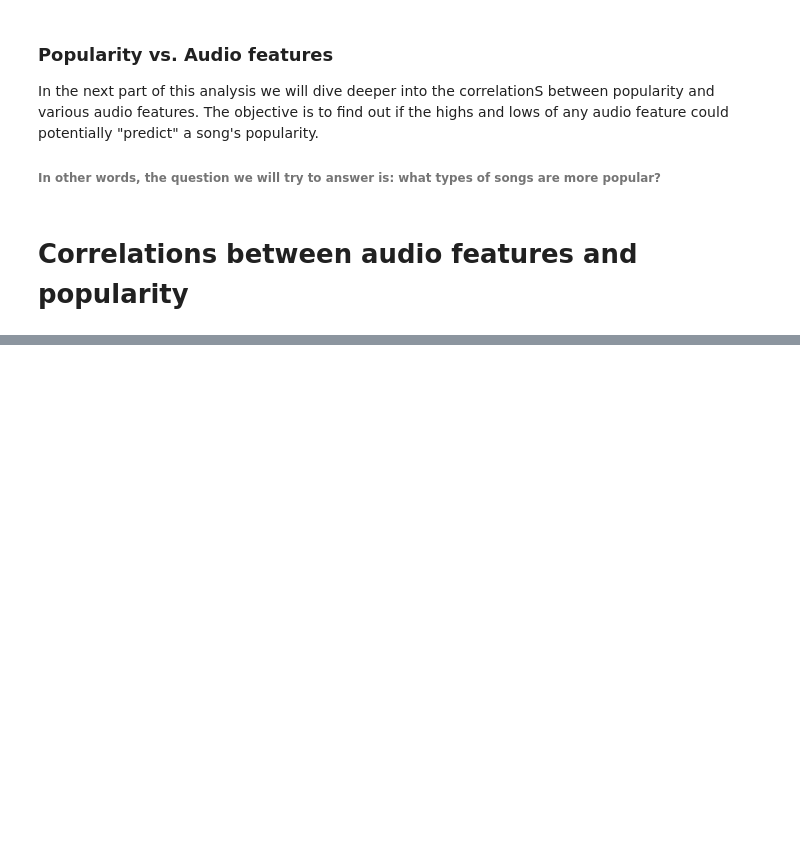
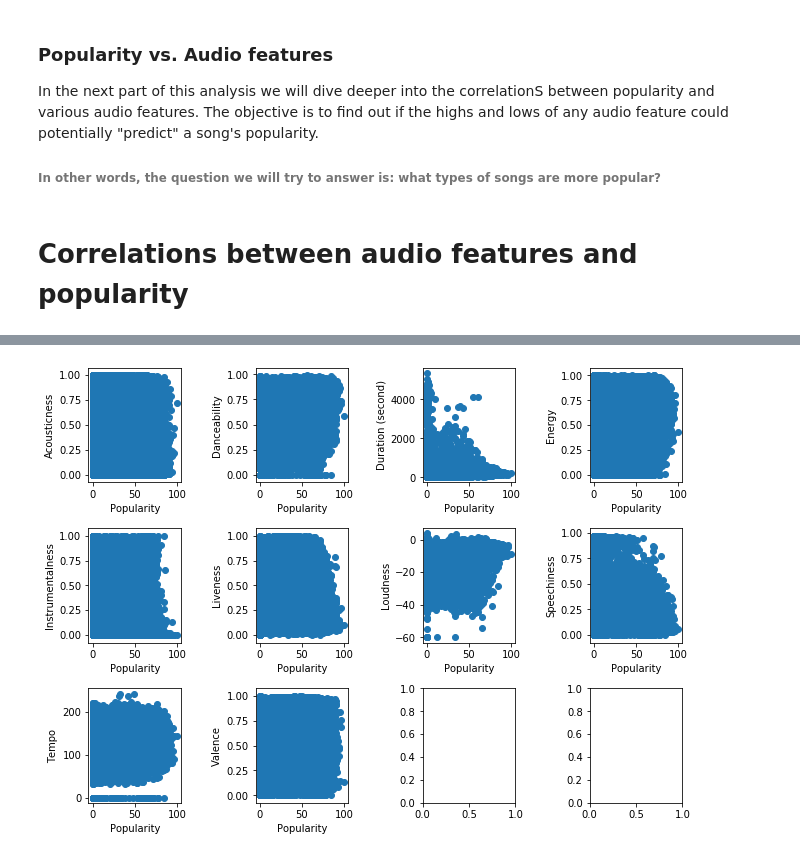
Before and after one commit to ztcnrh/Spotify-Music-Analysis, a Jupyter notebook: analysis/correlations_analysis.ipynb, the cells around one changed output, grey strips where cells are left out. Saved outputs shown, nothing was run; the diff lists cells and outputs as text; code cells hidden in the pictures; blank space fills up the shorter version.

```diff
--- a/analysis/correlations_analysis.ipynb
+++ b/analysis/correlations_analysis.ipynb
@@ -91,0 +93,53 @@ scatter = sn.pairplot(df,x_vars = ['popularity'],
+# %%
+# Alternative, a snapshot for presentation
+fig, axs = plt.subplots(nrows=3, ncols=4, figsize=(10, 8))
+
+axs[0, 0].scatter(df['popularity'], df['acousticness'])
+axs[0, 0].set_ylabel('Acousticness')
+axs[0, 0].set_xlabel('Popularity')
+
+axs[0, 1].scatter(df['popularity'], df['danceability'])
+axs[0, 1].set_ylabel('Danceability')
+axs[0, 1].set_xlabel('Popularity')
+
+axs[0, 2].scatter(df['popularity'], df['duration_ms']/1000)
+axs[0, 2].set_ylabel('Duration (second)')
+axs[0, 2].set_xlabel('Popularity')
+
+axs[0, 3].scatter(df['popularity'], df['energy'])
+axs[0, 3].set_ylabel('Energy')
+axs[0, 3].set_xlabel('Popularity')
+
+axs[1, 0].scatter(df['popularity'], df['instrumentalness'])
+axs[1, 0].set_ylabel('Instrumentalness')
+axs[1, 0].set_xlabel('Popularity')
+
+axs[1, 1].scatter(df['popularity'], df['liveness'])
+axs[1, 1].set_ylabel('Liveness')
+axs[1, 1].set_xlabel('Popularity')
+
+axs[1, 2].scatter(df['popularity'], df['loudness'])
+axs[1, 2].set_ylabel('Loudness')
+axs[1, 2].set_xlabel('Popularity')
+
+axs[1, 3].scatter(df['popularity'], df['speechiness'])
+axs[1, 3].set_ylabel('Speechiness')
+axs[1, 3].set_xlabel('Popularity')
+
+axs[2, 0].scatter(df['popularity'], df['tempo'])
+axs[2, 0].set_ylabel('Tempo')
+axs[2, 0].set_xlabel('Popularity')
+
+axs[2, 1].scatter(df['popularity'], df['valence'])
+axs[2, 1].set_ylabel('Valence')
+axs[2, 1].set_xlabel('Popularity')
+
+# Adjust aesthetics so labels don't overlap with each other
+fig.subplots_adjust(right=0.95, hspace=0.4, wspace=0.8)
+
+plt.show()
+
+# Save figure
+fig.savefig('../images/popularity_scatter_grid.png')
+# %% [output]
+[figure, added]
```
Also changed, not shown: parts of 2 cells of this notebook.
